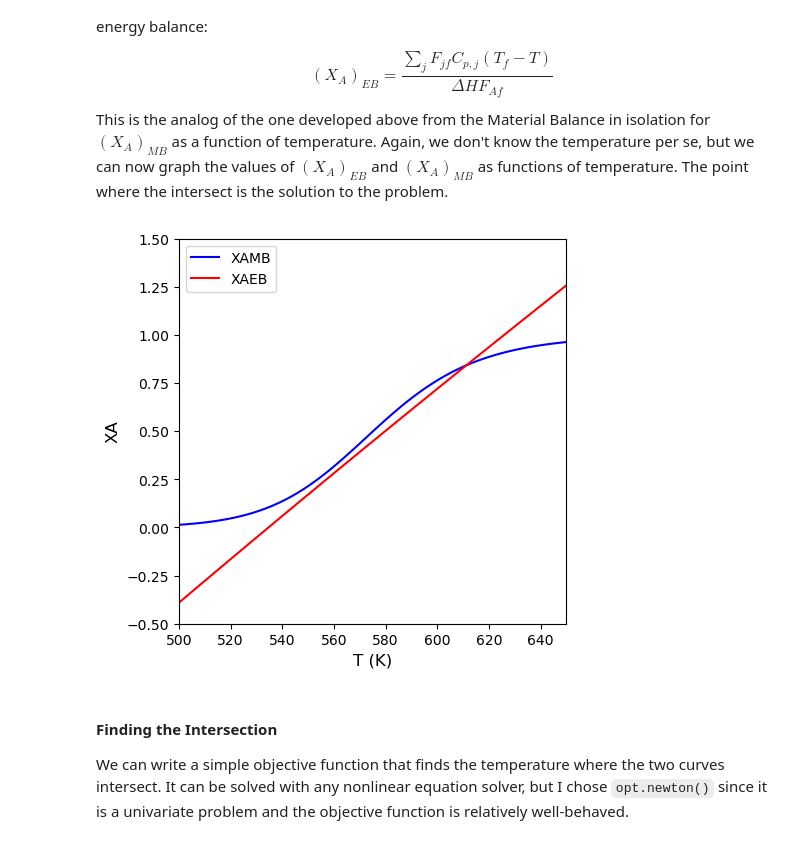
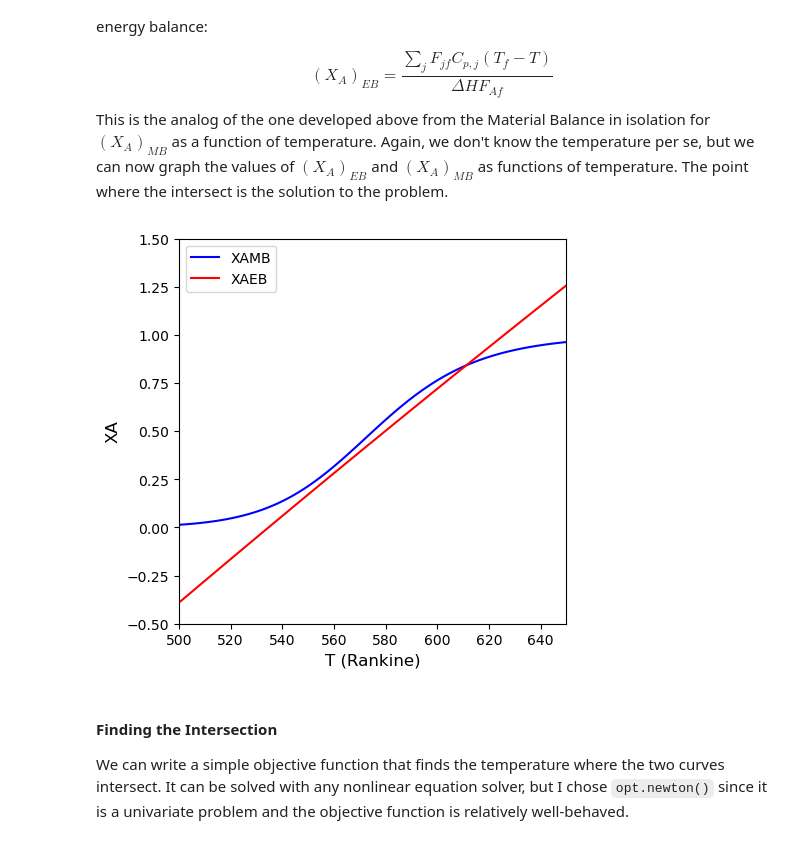
Before and after one commit to jqbond/CEN587, a Jupyter notebook: Lectures/587-L43.ipynb, the cells around one changed output. Drawn from its saved outputs; the diff is of its cells as text; code cells hidden in the pictures.

```diff
--- a/Lectures/587-L43.ipynb
+++ b/Lectures/587-L43.ipynb
@@ -319,35 +319,35 @@ Qf  = QMf + QAf + QBf #ft3/h
 V   = 300/7.481 #ft3
 tau = V/Qf   #h
 
 CPA = 35.0 #BTU/lb-mol/Rankine
 CPB = 18.0 #BTU/lb-mol/Rankine
 CPC = 45.0 #BTU/lb-mol/Rankine
 CPM = 19.5 #BTU/lb-mol/Rankine
 
 A   = 16.96e12 #1/h
 EA  = 32400    #BTU/lb-mol
 R   = 1.986    #BTU/lb-mol/Rankine
 
 DCP = CPC - CPB - CPA
 
 
 DH   = lambda T: DH0 + DCP*(T - T0)
 k    = lambda T: A*np.exp(-EA/R/T)
 XAMB = lambda T: k(T)*tau/(1 + k(T)*tau)
 XAEB = lambda T: (FAf*CPA + FBf*CPB + FCf*CPC + FMf*CPM)*(Tf - T)/DH(T)/FAf
 Tset = np.linspace(500, 650, 100)
 
 plt.figure(1, figsize = (5, 5))
 plt.plot(Tset, XAMB(Tset), color = 'blue', label = 'XAMB')
 plt.plot(Tset, XAEB(Tset), color = 'red', label = 'XAEB')
 plt.xlim(500, 650)
 plt.ylim(-0.5, 1.5)
-plt.xlabel('T (K)', fontsize = 12)
+plt.xlabel('T (Rankine)', fontsize = 12)
 plt.ylabel('XA', fontsize = 12)
 plt.legend()
 plt.show()
 # %% [output]
-[figure, old version]
+[figure, new version]
 # %% [markdown]
 #### Finding the Intersection
 
```
Also changed, not shown: parts of 6 cells of this notebook.
